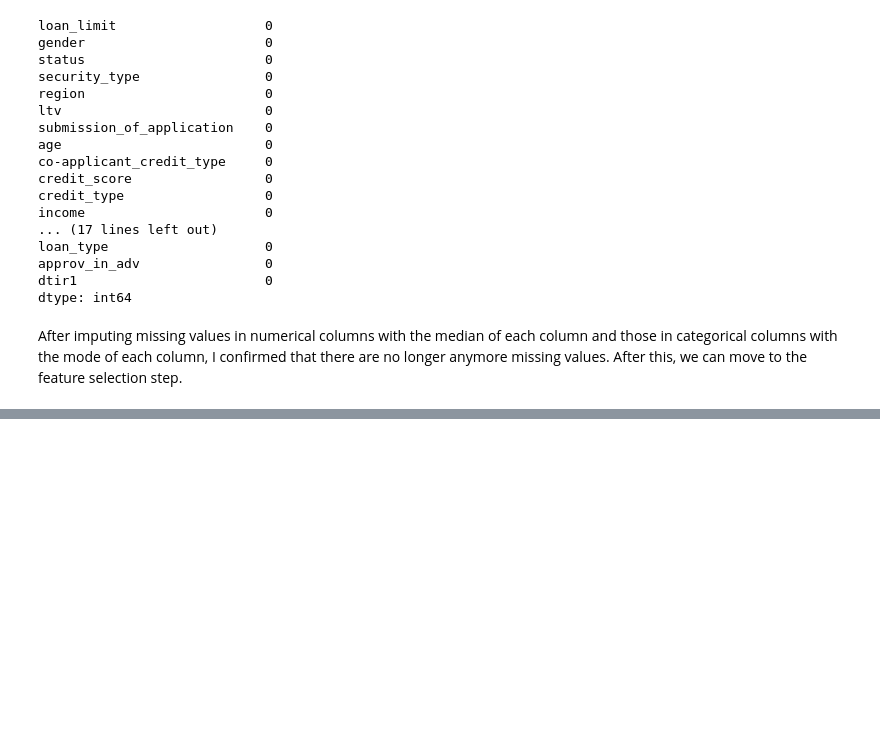
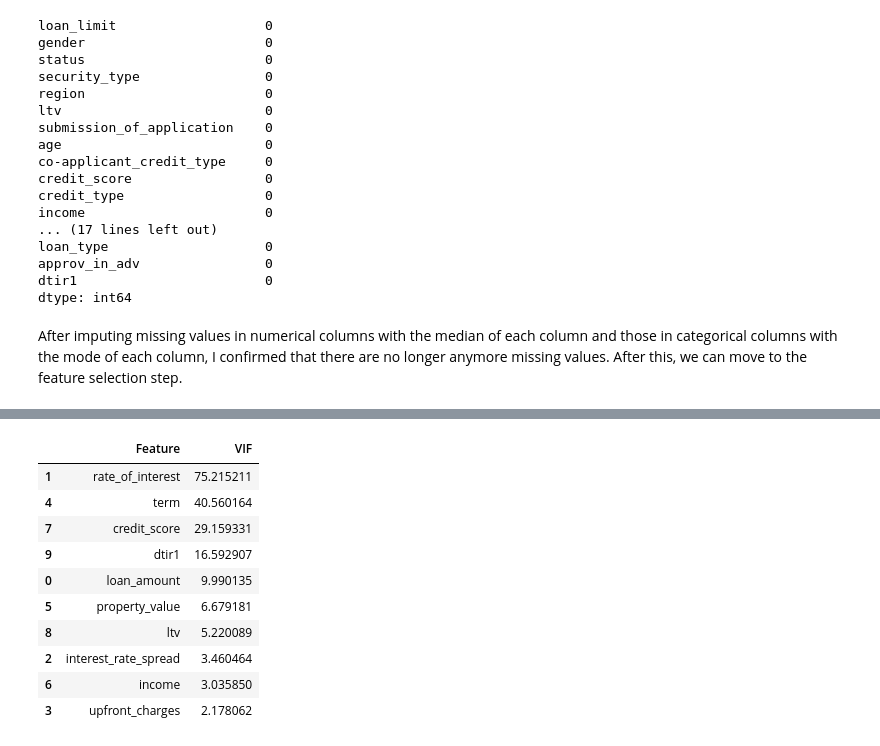
Before and after one commit to vaishnavi-nibh/loandefaultprediction, a Jupyter notebook: notebooks/02_model-development.ipynb, the cells around one changed output, grey strips where cells are left out. Drawn from its saved outputs; the diff is of its cells as text; code cells hidden in the pictures; blank space fills up the shorter version.

```diff
--- a/notebooks/02_model-development.ipynb
+++ b/notebooks/02_model-development.ipynb
@@ -362,0 +373,29 @@ After imputing missing values in numerical columns with the median of each colum
+# %%
+from statsmodels.stats.outliers_influence import variance_inflation_factor
+import pandas as pd
+
+#VIF is only calculated for numerical columns
+#X represents the feature variables
+X = df_cleaned.drop(columns="status").select_dtypes(include=["number"])
+
+vif = pd.DataFrame()
+vif["Feature"] = X.columns
+vif["VIF"] = [
+    variance_inflation_factor(X.values, i) #X.values converts the dataframe into a numpy array for variance_inflation_factor
+    for i in range(X.shape[1]) #X.shape gives number of rows and columns in the dataframe, we want the number of columns because we are looping through the numerical columns
+]
+
+#sorting so that the top VIF columns are at the top
+vif.sort_values(by="VIF", ascending=False)
+# %% [output]
+|  | Feature | VIF |
+| 1 | rate_of_interest | 75.215211 |
+| 4 | term | 40.560164 |
+| 7 | credit_score | 29.159331 |
+| 9 | dtir1 | 16.592907 |
+| 0 | loan_amount | 9.990135 |
+| 5 | property_value | 6.679181 |
+| 8 | ltv | 5.220089 |
+| 2 | interest_rate_spread | 3.460464 |
+| 6 | income | 3.035850 |
+| 3 | upfront_charges | 2.178062 |
```
Also changed, not shown: parts of 29 cells of this notebook.
